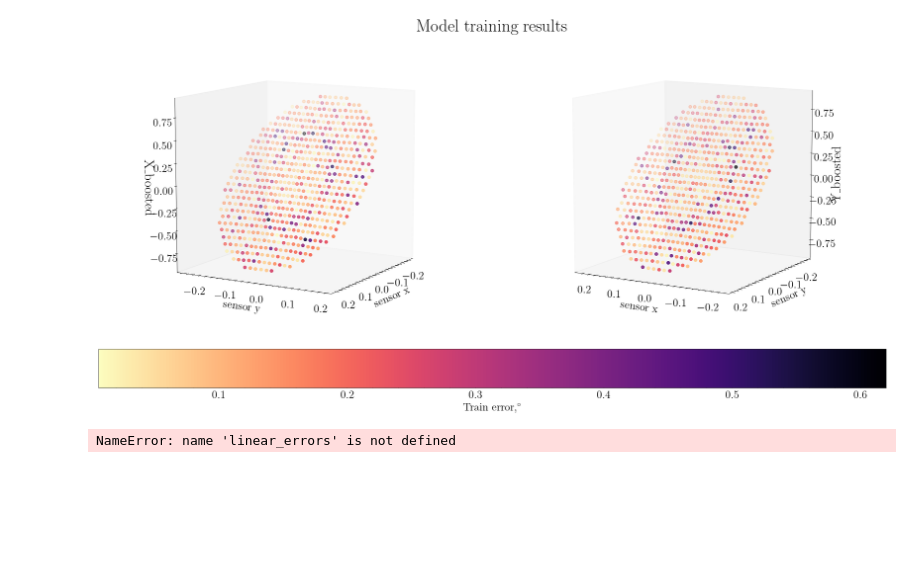
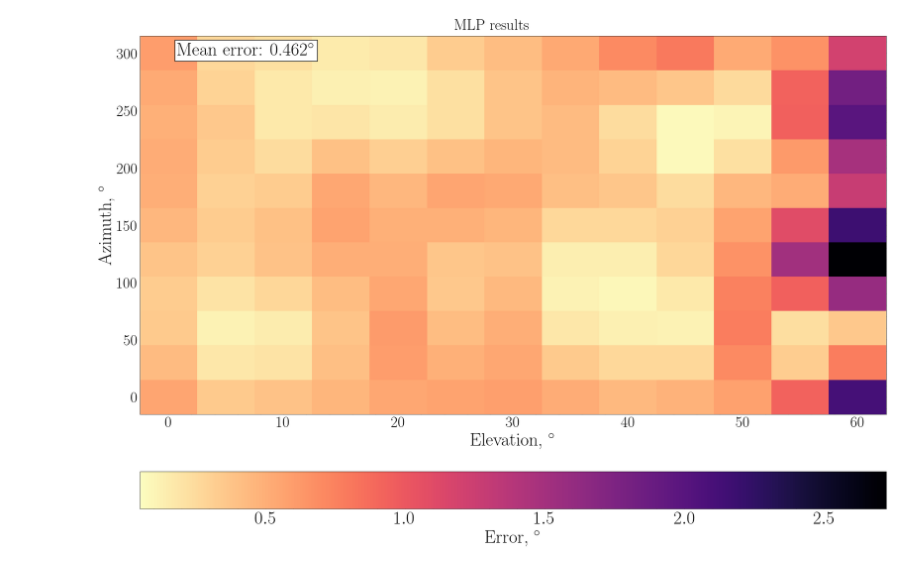
Before and after one commit to 14Og/diploma, a Jupyter notebook: Sources/UtilNotebook.ipynb, the cells around one changed output. Saved outputs shown, nothing was run; the diff lists cells and outputs as text; code cells hidden in the pictures; blank space fills up the shorter version.

```diff
--- a/Sources/UtilNotebook.ipynb
+++ b/Sources/UtilNotebook.ipynb
@@ -52,6 +103,4 @@ mlp.make_calibration_statistics()
 # geom_errors = pd.read_csv("/home/kolya/Yandex.Disk/diploma/Sources/Geometrical/error_stats.csv", index_col=["Panel", "Measurement"])
 # geom_stats = pd.read_csv("/home/kolya/Yandex.Disk/diploma/Sources/Geometrical/stats.csv")
 # %%
-Plotter.plot_model_training_results(panels[0], gbdt.perform_training(panels[0]), "X_boosted", "Y_boosted")
+# Plotter.plot_model_training_results(panels[0], mlp.perform_training(panels[0]), "X_mlp", "Y_mlp")
-# %% [output]
-[figure, removed]
@@ -58,3 +110,7 @@ Plotter.plot_model_training_results(panels[0], gbdt.perform_training(panels[0]),
+# %%
+Plotter.plot_error_colormesh(panels[0], mlp.errors_dataframe, "MLP results", "angle_error_mlp")
+# %% [output]
+[figure, added]
 # %%
 # Plotter.plot_error_colormesh(panels[0], linear_errors, "angle_error_linearized")
 # %%
@@ -76,8 +132,6 @@ Plotter.plot_model_training_results(panels[0], gbdt.perform_training(panels[0]),
 # %%
 # Plotter.plot_overall_model_stability_histogram(panels[0], geom_stats, ("mean_error_unbiased", "standart_deviation_unbiased"), ("mean_error_linear_offsets", "standart_deviation_linear_offsets"), ("mean_error_all_offsets", "standart_deviation_all_offsets"))
 # %%
-Plotter.plot_single_dataset_error_distribution(panels[0], (linear_errors, geom_errors, poly_errors), ("angle_error_linearized",), ("angle_error_unbiased", "angle_error_linear_offsets", "angle_error_all_offsets"), ("angle_error_sq", "angle_error_cube", "angle_error_quad"))
+# Plotter.plot_single_dataset_error_distribution(panels[0], (linear_errors, geom_errors, poly_errors), ("angle_error_linearized",), ("angle_error_unbiased", "angle_error_linear_offsets", "angle_error_all_offsets"), ("angle_error_sq", "angle_error_cube", "angle_error_quad"))
-# %% [output]
-NameError: name 'linear_errors' is not defined
 # %%
 # Plotter.plot_light_gradient(Plotter.data_base[bad_panels[0]].initial_data)
```
Also changed, not shown: parts of 14 cells of this notebook, 10 other files.
